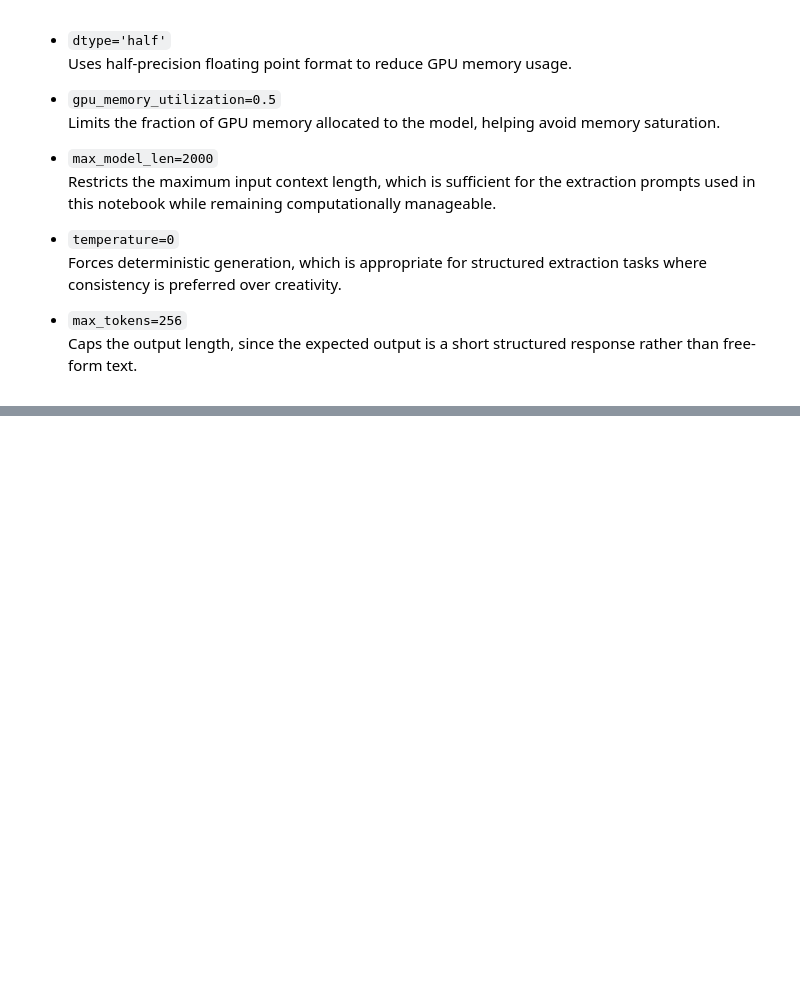
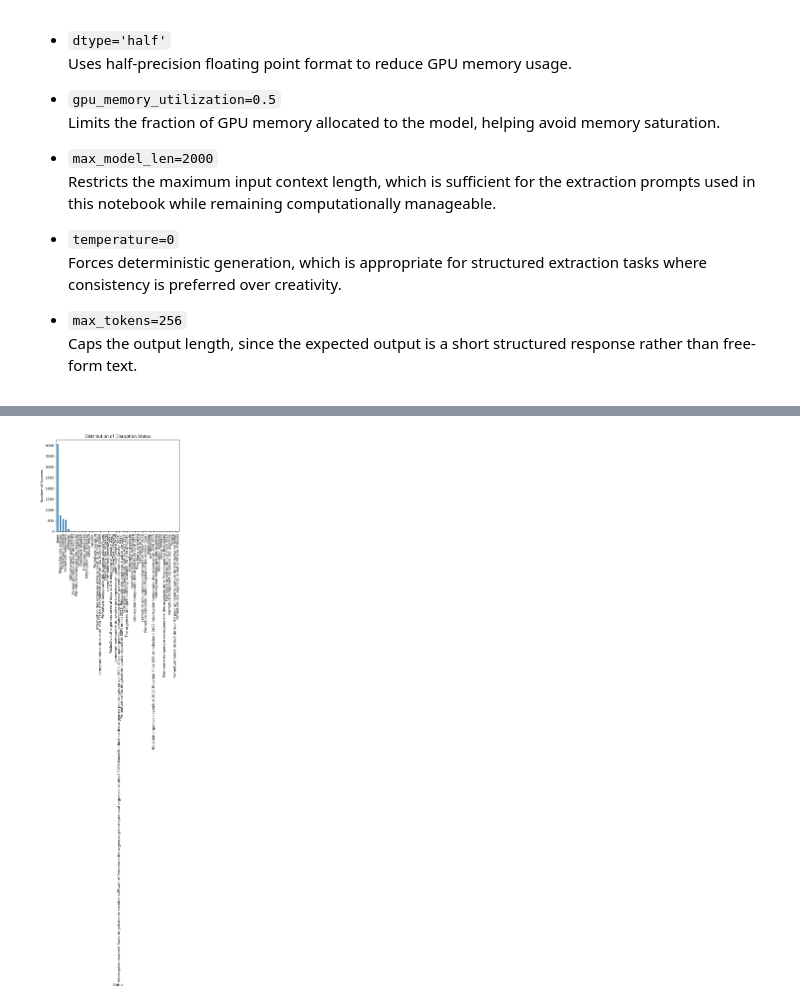
Before and after one commit to AnahiRM/PiA-DREES-2025, a Jupyter notebook: edcd_pipeline/data_collection.ipynb, the cells around one changed output, grey strips where cells are left out. Drawn from its saved outputs; the diff is of its cells as text; code cells hidden in the pictures; blank space fills up the shorter version.

```diff
--- a/edcd_pipeline/data_collection.ipynb
+++ b/edcd_pipeline/data_collection.ipynb
@@ -399,0 +396,23 @@ df_final.tail()
+# %%
+# Count values
+status_counts = df_final["status"].value_counts(dropna=False)
+
+# Compute percentages
+total = status_counts.sum()
+percentages = status_counts / total * 100
+
+# Plot
+plt.figure()
+ax = status_counts.plot(kind="bar")
+
+plt.title("Distribution of Disruption Status")
+plt.xlabel("Status")
+plt.ylabel("Number of Sources")
+
+# Add percentages on top of bars
+for i, (count, pct) in enumerate(zip(status_counts, percentages)):
+    ax.text(i, count, f"{pct:.1f}%", ha="center", va="bottom")
+
+plt.show()
+# %% [output]
+[figure, added]
```
Also changed, not shown: parts of 10 cells of this notebook, 1 other file.
